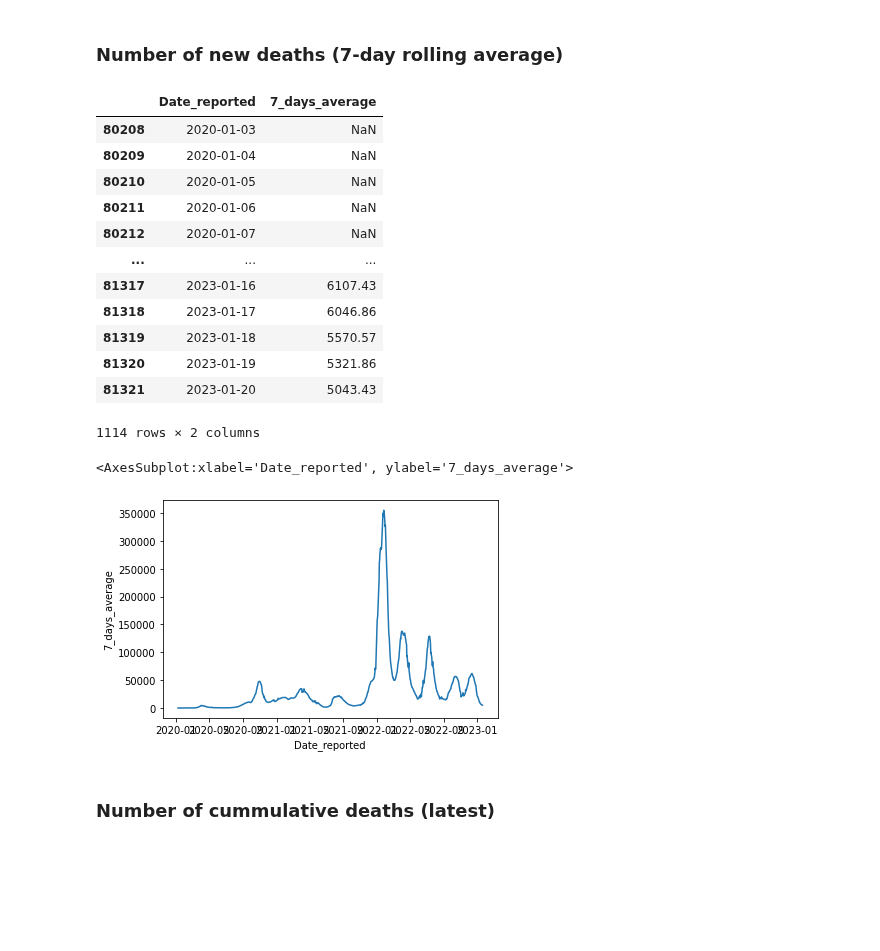
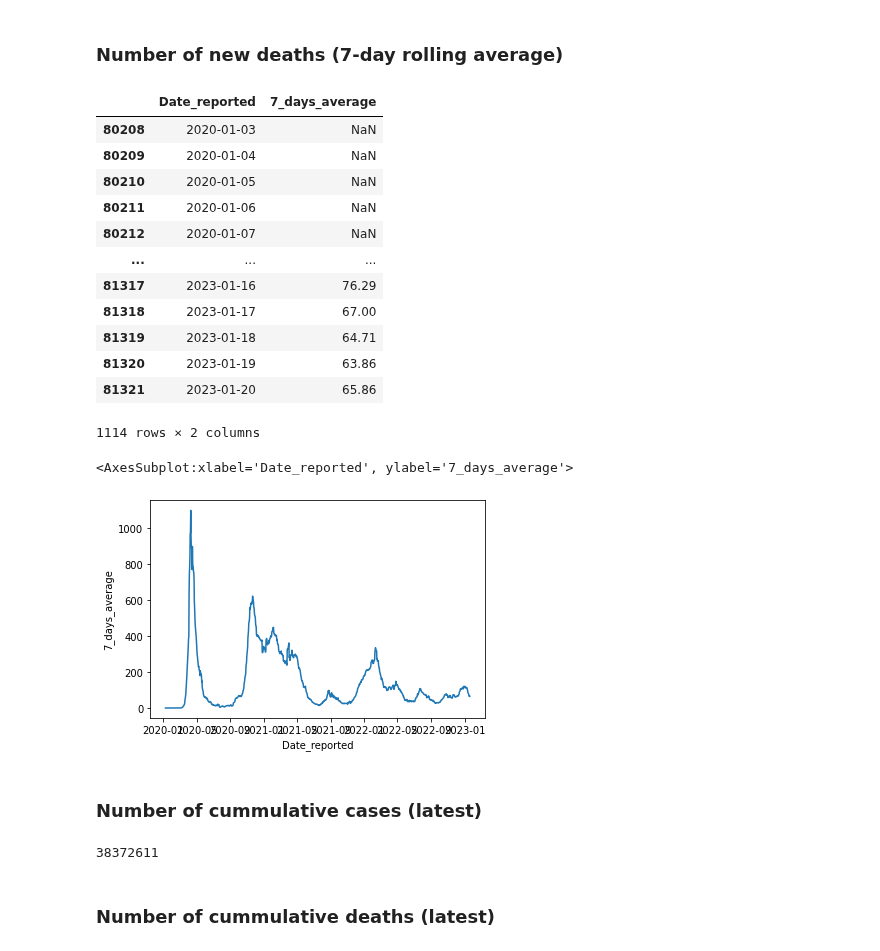
Before and after one commit to AmElmo/Covid_tracking_dashboard, a Jupyter notebook: data_collection.ipynb, the cells around one changed output. Drawn from its saved outputs; the diff is of its cells as text; code cells hidden in the pictures; blank space fills up the shorter version.

```diff
--- a/data_collection.ipynb
+++ b/data_collection.ipynb
@@ -112,4 +134,0 @@ sns.lineplot(data=new_cases_7d_average, x="Date_reported", y="7_days_average")
-# %%
-data_country = data[data["Country"] == "France"]
-new_deaths_last = data_country["New_deaths"].iloc[-1]
-new_deaths_last
@@ -118,15 +135,19 @@ new_deaths_last
 # %% [markdown]
 ### Number of new deaths weekly (last 7 days)
 # %%
-pd.set_option('mode.chained_assignment', None)
+def new_deaths_last_7d(csv,country):
 
-data_country = data[data["Country"] == "France"]
-new_deaths_7d = data_country[["Date_reported", "New_deaths"]]
-new_deaths_7d["Last_7_days"] = new_deaths_7d["New_deaths"].rolling(7).sum()
+    pd.set_option('mode.chained_assignment', None)
 
-new_deaths_7d.drop(['New_deaths'], axis = 1, inplace = True)
+    data_country = data[data["Country"] == country]
+    new_deaths_7d = data_country[["Date_reported", "New_deaths"]]
+    new_deaths_7d["Last_7_days"] = new_deaths_7d["New_deaths"].rolling(7).sum()
 
-new_deaths_7d
+    new_deaths_7d.drop(['New_deaths'], axis = 1, inplace = True)
+
+    return new_deaths_7d
+
+new_deaths_last_7d(data,"France")
 # %% [output]
 |  | Date_reported | Last_7_days |
 | 80208 | 2020-01-03 | NaN |
@@ -149,16 +172,20 @@ sns.lineplot(data=new_deaths_7d, x="Date_reported", y="Last_7_days")
 # %% [markdown]
 ### Number of new deaths (7-day rolling average)
 # %%
-pd.set_option('mode.chained_assignment', None)
+def new_deaths_7d_average(csv,country):
 
-data_country = data[data["Country"] == "France"]
-new_deaths_7d_average = data_country[["Date_reported", "New_cases"]]
-new_deaths_7d_average["7_days_average"] = new_deaths_7d_average["New_cases"].rolling(7).sum() / 7
-new_deaths_7d_average["7_days_average"] = new_deaths_7d_average["7_days_average"].round(decimals=2)
+    pd.set_option('mode.chained_assignment', None)
 
-new_deaths_7d_average.drop(['New_cases'], axis = 1, inplace = True)
+    data_country = data[data["Country"] == country]
+    new_deaths_7d_average = data_country[["Date_reported", "New_deaths"]]
+    new_deaths_7d_average["7_days_average"] = new_deaths_7d_average["New_deaths"].rolling(7).sum() / 7
+    new_deaths_7d_average["7_days_average"] = new_deaths_7d_average["7_days_average"].round(decimals=2)
 
-new_deaths_7d_average
+    new_deaths_7d_average.drop(['New_deaths'], axis = 1, inplace = True)
+
+    return new_deaths_7d_average
+
+new_deaths_7d_average(data,"France")
 # %% [output]
 |  | Date_reported | 7_days_average |
 | 80208 | 2020-01-03 | NaN |
@@ -167,17 +194,32 @@ new_deaths_7d_average
 | 80211 | 2020-01-06 | NaN |
 | 80212 | 2020-01-07 | NaN |
 | ... | ... | ... |
-| 81317 | 2023-01-16 | 6107.43 |
-| 81318 | 2023-01-17 | 6046.86 |
-| 81319 | 2023-01-18 | 5570.57 |
-| 81320 | 2023-01-19 | 5321.86 |
-| 81321 | 2023-01-20 | 5043.43 |
+| 81317 | 2023-01-16 | 76.29 |
+| 81318 | 2023-01-17 | 67.00 |
+| 81319 | 2023-01-18 | 64.71 |
+| 81320 | 2023-01-19 | 63.86 |
+| 81321 | 2023-01-20 | 65.86 |
 1114 rows × 2 columns
 # %%
+new_deaths_7d_average = new_deaths_7d_average(data,"France")
+
 sns.lineplot(data=new_deaths_7d_average, x="Date_reported", y="7_days_average")
 # %% [output]
 <AxesSubplot:xlabel='Date_reported', ylabel='7_days_average'>
-[figure, old version]
+[figure, new version]
+# %% [markdown]
+### Number of cummulative cases (latest)
+# %%
+def cum_cases_latest(csv,country):
+
+    data_country = data[data["Country"] == country]
+    cumulative_cases_latest = data_country["Cumulative_cases"].iloc[-1]
+
+    return cumulative_cases_latest
+
+cum_cases_latest(data,"France")
+# %% [output]
+38372611
 # %% [markdown]
 ### Number of cummulative deaths (latest)
 # %%
```
Also changed, not shown: parts of 26 cells of this notebook.
